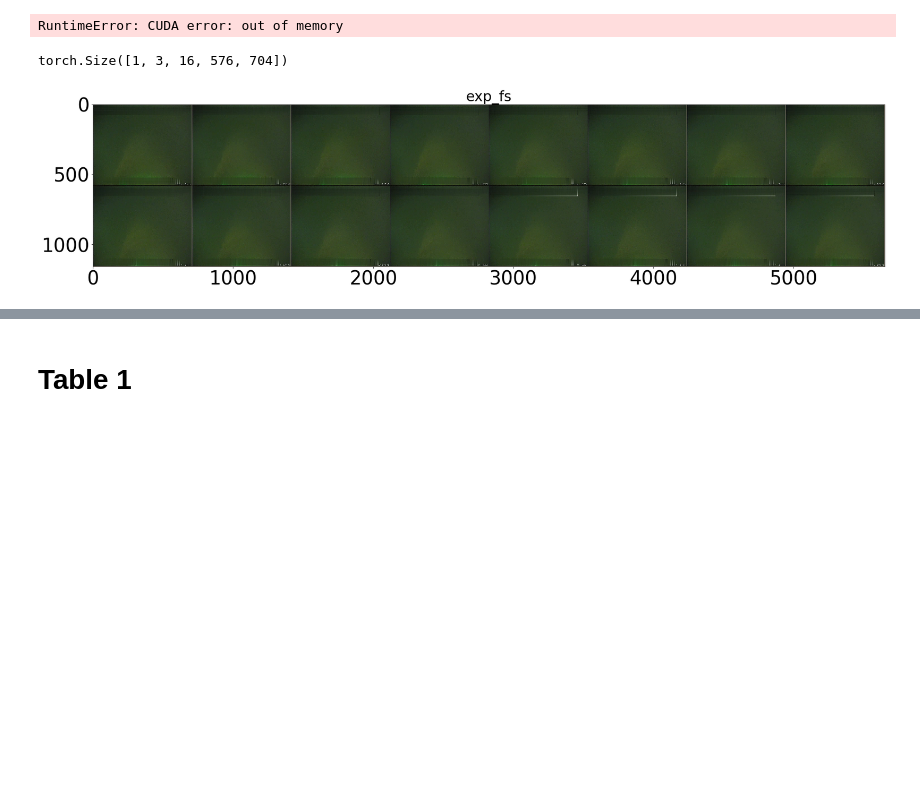
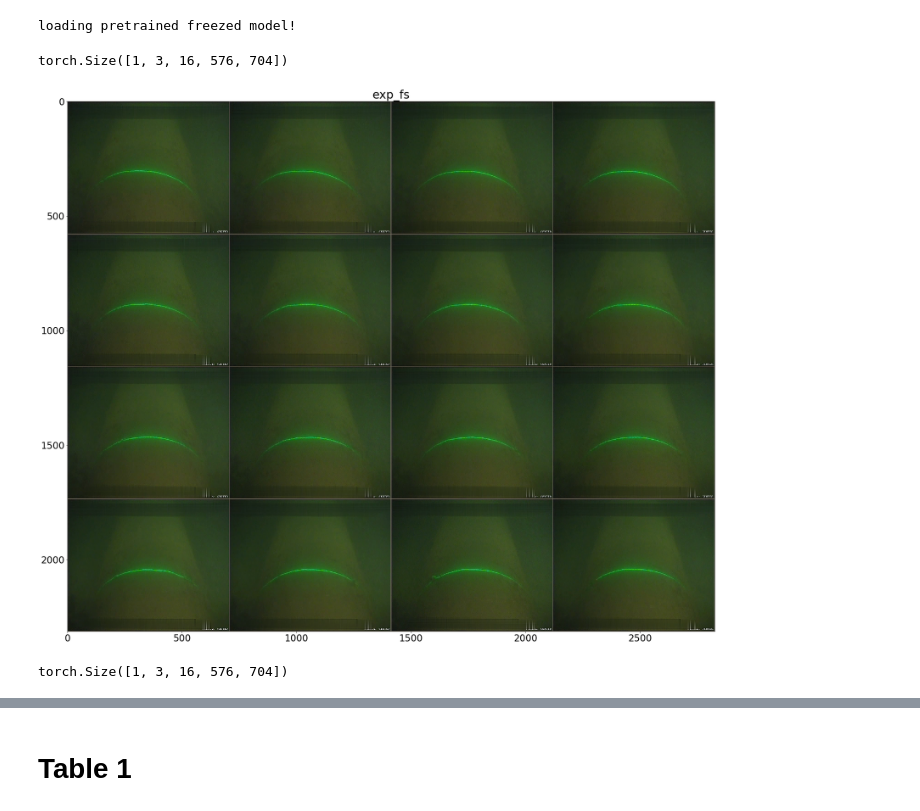
Before and after one commit to stamtron/thesis-second-dataset-extraction, a Jupyter notebook: 10-resnet2d-rolling.ipynb, the cells around one changed output, grey strips where cells are left out. Saved outputs shown, nothing was run; the diff lists cells and outputs as text; code cells hidden in the pictures; blank space fills up the shorter version.

```diff
--- a/10-resnet2d-rolling.ipynb
+++ b/10-resnet2d-rolling.ipynb
@@ -43,21 +54,22 @@ font = {'family' : 'DejaVu Sans',  'weight' : 'normal',  'size'  : 24}
 plt.rc('font', **font)
 # %%
 tensor_transform = get_tensor_transform('ImageNet', False)
-train_spat_transform = get_spatial_transform(2)
-train_temp_transform = get_temporal_transform(16)
 valid_spat_transform = get_spatial_transform(0)
 valid_temp_transform = va.TemporalFit(size=16)
 
-root_dir = '/media/scratch/astamoulakatos/nsea_video_jpegs/'
-df = pd.read_csv('./small_dataset_csvs/events_with_number_of_frames_stratified.csv')
-# df_train = get_df(df, 20, True, False, False)
-# class_image_paths, end_idx, idx_label= get_indices(df_train, root_dir)
-# train_loader = get_loader(1, 128, end_idx, class_image_paths, train_temp_transform, train_spat_transform, tensor_transform, False, True, True, 1)
-df_valid = get_df(df, 20, False, True, False)
-class_image_paths, end_idx, idx_label = get_indices(df_valid, root_dir)
-valid_loader = get_loader(20, 1, end_idx, class_image_paths, valid_temp_transform, valid_spat_transform, tensor_transform, False, False, True, 1)
-df_test = get_df(df, 20, False, False, True)
+root_dir = '/media/scratch/astamoulakatos/centre_Ch2/'
+df = pd.read_csv('./important_csvs/more_balanced_dataset/big_stratified_new.csv')
+
+bs = 1
+seq_length = 50
+df_valid = get_df(df, 50, False, True, False)
+class_image_paths, end_idx, idx_label= get_indices(df_valid, root_dir)
+indices, labels = get_final_indices_valid(idx_label, end_idx, 'overlap', set_step=25, seq_length=50, per_label=True)
+valid_loader, valid_dataset = get_loader_new(50, bs, indices, class_image_paths, valid_temp_transform,
+                                             valid_spat_transform, tensor_transform, False, False, True, 1)
+
+df_test = get_df(df, 50, False, False, True)
 class_image_paths, end_idx, idx_label = get_indices(df_test, root_dir)
-test_loader = get_loader(20, 1, end_idx, class_image_paths, valid_temp_transform, valid_spat_transform, tensor_transform, False, False, True, 1)
-
-torch.cuda.empty_cache()
+indices, labels = get_final_indices_valid(idx_label, end_idx, 'overlap', set_step=25, seq_length=50, per_label=True)
+test_loader, test_dataset = get_loader_new(50, bs, indices, class_image_paths, valid_temp_transform,
+                                            valid_spat_transform, tensor_transform, False, False, True, 1)
@@ -64,11 +78,11 @@ torch.cuda.empty_cache()
 # %%
 load = True
 if load:
-    checkpoint = torch.load('/media/scratch/astamoulakatos/saved-resnet-models/fifth-small-aug-final/best-checkpoint-010epoch.pth')
+    checkpoint = torch.load('/media/scratch/astamoulakatos/saved-resnet-models/thirdnew/best-checkpoint-011epoch.pth')
     resnet.load_state_dict(checkpoint['model_state_dict'])
     print('loading pretrained freezed model!')
 # %% [output]
-RuntimeError: CUDA error: out of memory
+loading pretrained freezed model!
 # %%
 inputs, classes = next(iter(valid_loader))
 # %%
@@ -76,9 +90,13 @@ inputs.shape
 # %% [output]
 torch.Size([1, 3, 16, 576, 704])
 # %%
-show_batch(valid_loader, 1)
+show_batch(valid_loader, 1, True, 2)
 # %% [output]
-[figure, old version]
+[figure, new version]
+# %%
+inputs.shape
+# %% [output]
+torch.Size([1, 3, 16, 576, 704])
 # %%
 resnet.eval()
 running_loss = 0.0
```
Also changed, not shown: parts of 19 cells of this notebook, 41 other files.
